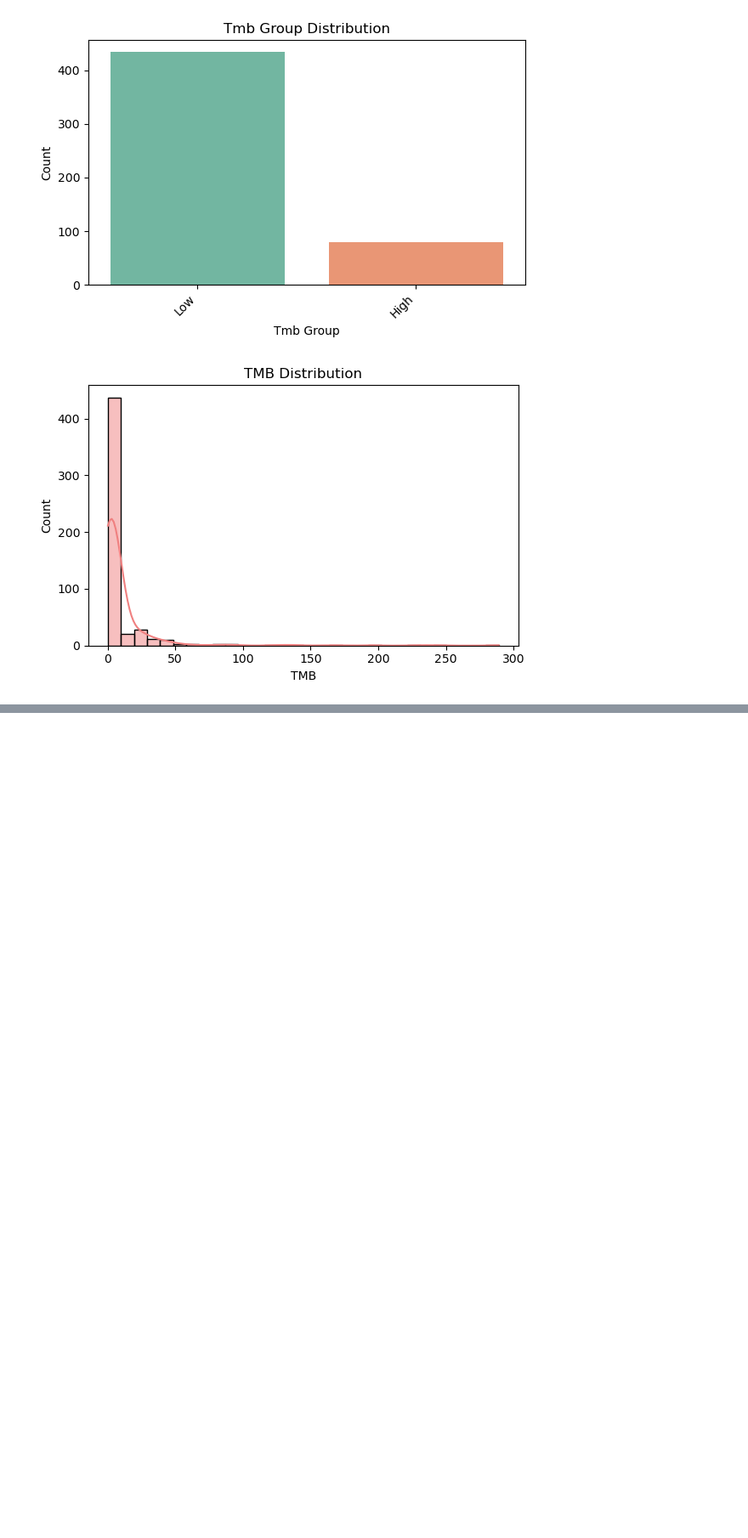
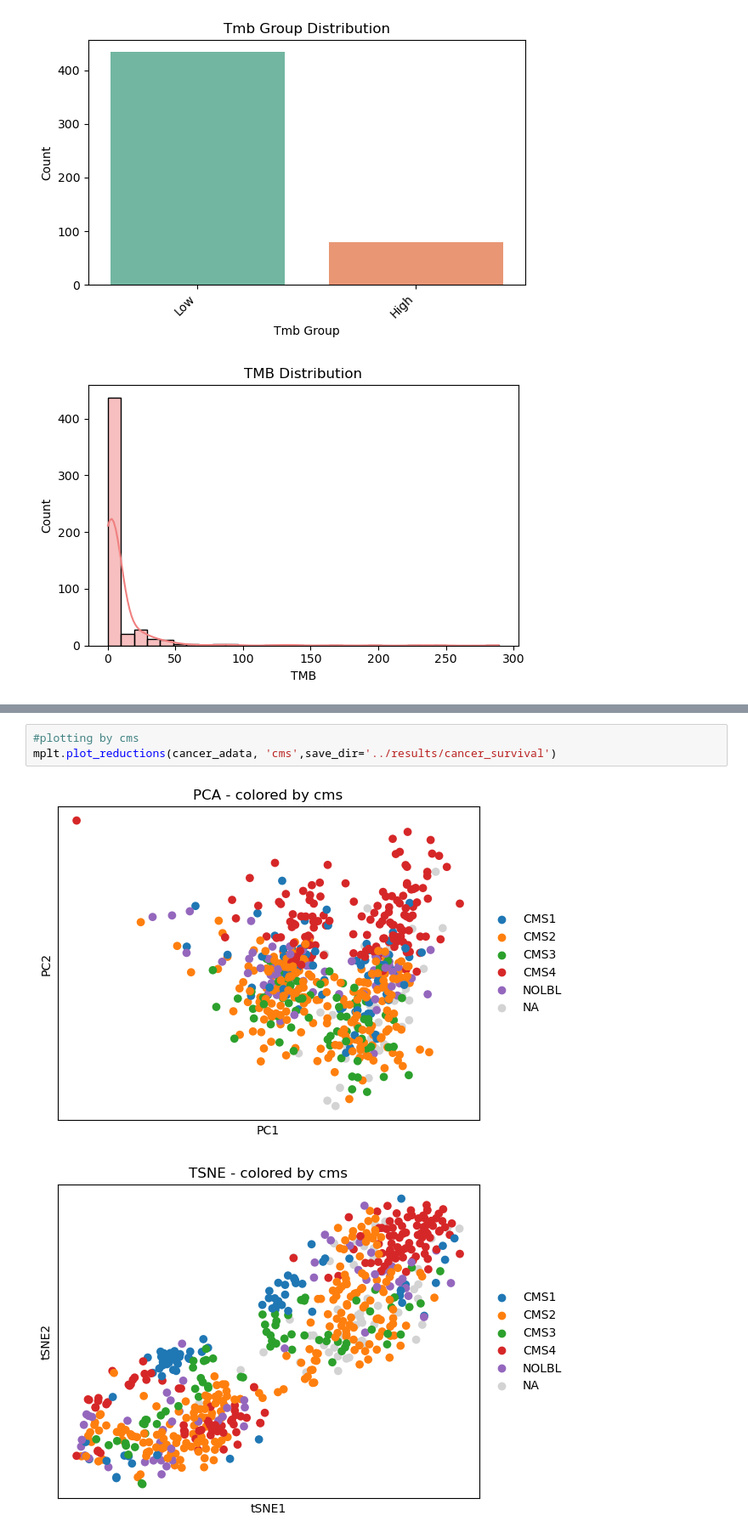
Before and after one commit to RandFa/CRC_cancer, a Jupyter notebook: notebooks/03_EDA_cancer.ipynb, the cells around one changed output, grey strips where cells are left out. Shown at 85% size. Saved outputs shown, nothing was run; the diff lists cells and outputs as text; blank space fills up the shorter version.

```diff
--- a/notebooks/03_EDA_cancer.ipynb
+++ b/notebooks/03_EDA_cancer.ipynb
@@ -514,0 +554,6 @@ filtered_expr.to_csv('../data/cancer_tmm_log.csv')
+# %%
+#plotting by cms
+mplt.plot_reductions(cancer_adata, 'cms',save_dir='../results/cancer_survival')
+# %% [output]
+[figure, added]
+[figure, added]
```
Also changed, not shown: parts of 59 cells of this notebook, 59 other files.
